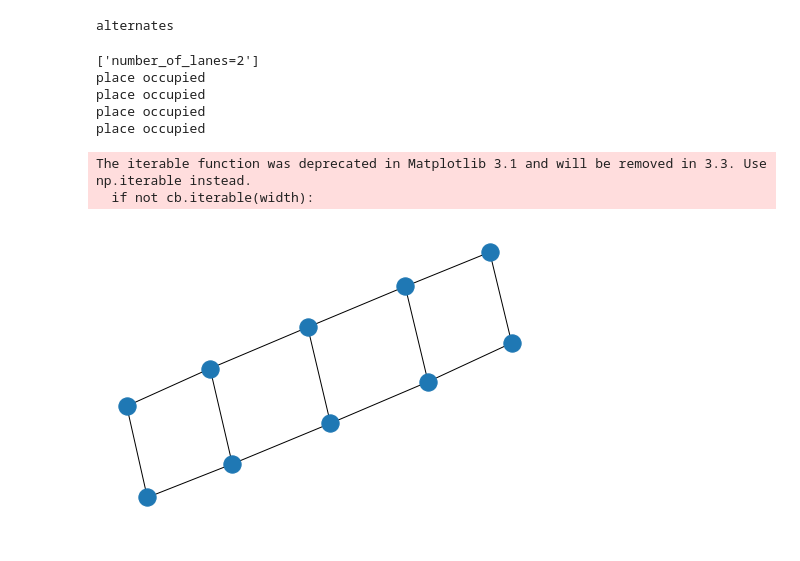
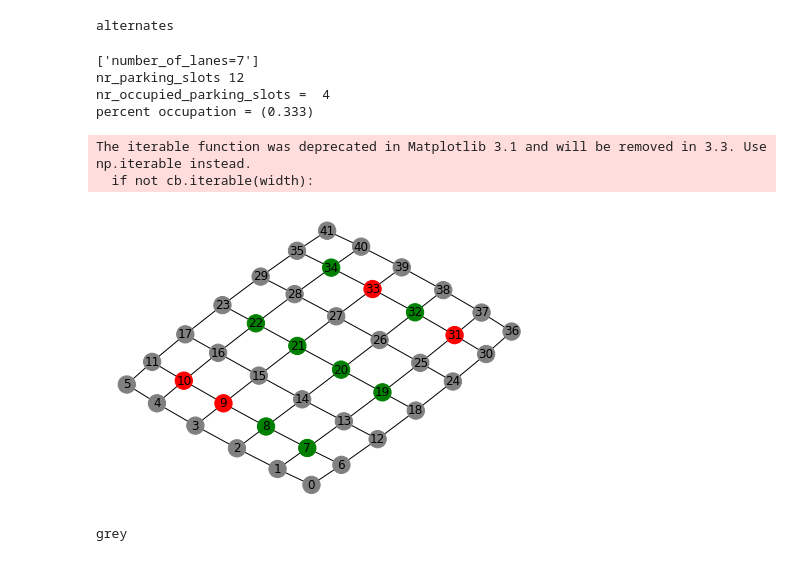
Before and after one commit to GLopezMUZH/DRL_ParkingPlaceFinderRobot, a Jupyter notebook: examples_ggg.ipynb, the cells around one changed output. Saved outputs shown, nothing was run; the diff lists cells and outputs as text; code cells hidden in the pictures.

Commit message:
basic parking lot creation with examples

```diff
--- a/examples_ggg.ipynb
+++ b/examples_ggg.ipynb
@@ -12,7 +12,7 @@ print(s.id_name)
 # %% [output]
 A1
 # %%
-ffp = rl_parkingplacefinder.Filling_Function_Parameters()
+ffp = rl_parkingplacefinder.Filling_Function_Parameters(uniform_distribution_p_value = 0.5)
 # %%
 print(ffp.uniform_distribution_p_value)
 # %% [output]
@@ -34,21 +34,25 @@ alternates
 # %%
 parking_lot = ParkingLot(lane_direction_paramenters=ldp,
                          filling_function_parameters=ffp,
-                         w=5,l=1,
+                         nr_parking_slots_per_lane=4,
+                         nr_parking_lanes=3,
                          parking_lane_depth=1,
-                         single_depth_outer_lanes=False,debug=True)
+                         debug=True,
+                         draw_grap = True,
+                         show_summary = True
+                        )
 # %% [output]
-['number_of_lanes=2']
-place occupied
-place occupied
-place occupied
-place occupied
+['number_of_lanes=7']
+nr_parking_slots 12
+nr_occupied_parking_slots =  4
+percent occupation = (0.333)
+The iterable function was deprecated in Matplotlib 3.1 and will be removed in 3.3. Use np.iterable instead.
+  if not cb.iterable(width):
+[figure, added]
-# %%
-nx.draw(parking_lot.g)
-# %% [output]
-The iterable function was deprecated in Matplotlib 3.1 and will be removed in 3.3. Use np.iterable instead.
-  if not cb.iterable(width):
-[figure, removed]
+# %%
+print(parking_lot.node_color_map[4])
+# %% [output]
+grey
 # %%
 parking_lot = ParkingLot(lane_direction_paramenters=ldp,
                          filling_function_parameters=ffp,
```
Also changed, not shown: parts of 4 cells of this notebook, 2 other files.
